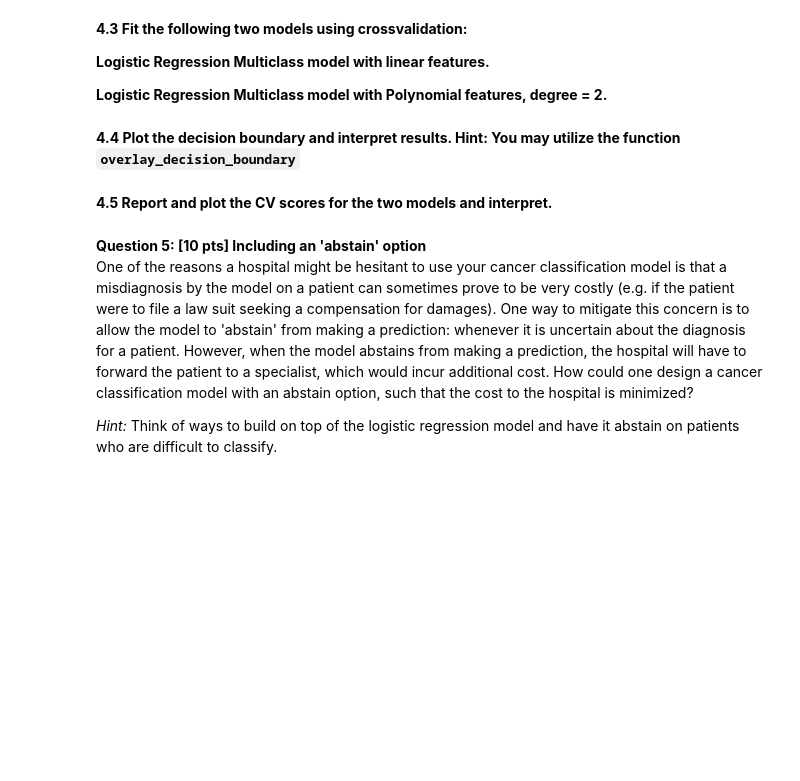
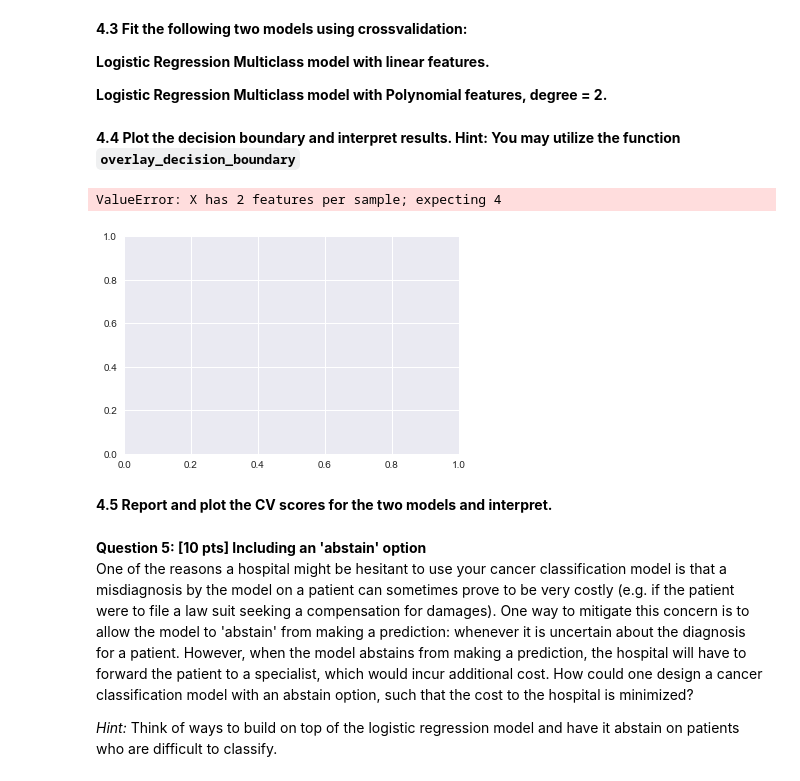
Before and after one commit to katiegrosch/2019-CS109A, a Jupyter notebook: content/homeworks/cs109a_hw4_209/cs109a_HW4.ipynb, the cells around one changed output. Cells and saved outputs as stored; diff of their text form; code cells hidden in the pictures; blank space fills up the shorter version.

```diff
--- a/content/homeworks/cs109a_hw4_209/cs109a_HW4.ipynb
+++ b/content/homeworks/cs109a_hw4_209/cs109a_HW4.ipynb
@@ -448,3 +479,10 @@ We are going to utilize these two features - 'M31523_at', 'X95735_at'.  Create a
+# %%
+linear_lr = LogisticRegressionCV(solver='lbfgs', multi_class='multinomial').fit(X_train, y_train)
+
+X_train['M31523_at * M31523_at'] = X_train['M31523_at']**2
+X_train['X95735_at * X95735_at'] = X_train['X95735_at']**2
+X_train_poly = X_train[['X95735_at', 'X95735_at', 'M31523_at * M31523_at', 'X95735_at * X95735_at']]
+poly_lr = LogisticRegressionCV(solver='lbfgs', multi_class='multinomial').fit(X_train_poly, y_train)
 # %% [markdown]
 **4.4 Plot the decision boundary and interpret results. Hint: You may utilize the function `overlay_decision_boundary`**
 # %%
@@ -519,3 +555,11 @@ def overlay_decision_boundary(ax, model, colors=None, nx=200, ny=200, desaturate
+# %%
+fix, ax = plt.subplots()
+
+overlay_decision_boundary(ax, poly_lr)
+poly_lr.coef_
+# %% [output]
+ValueError: X has 2 features per sample; expecting 4
+[figure, added]
 # %%
 # your code here
 # %% [markdown]
```
Also changed, not shown: parts of 31 cells of this notebook, 1 other file.
